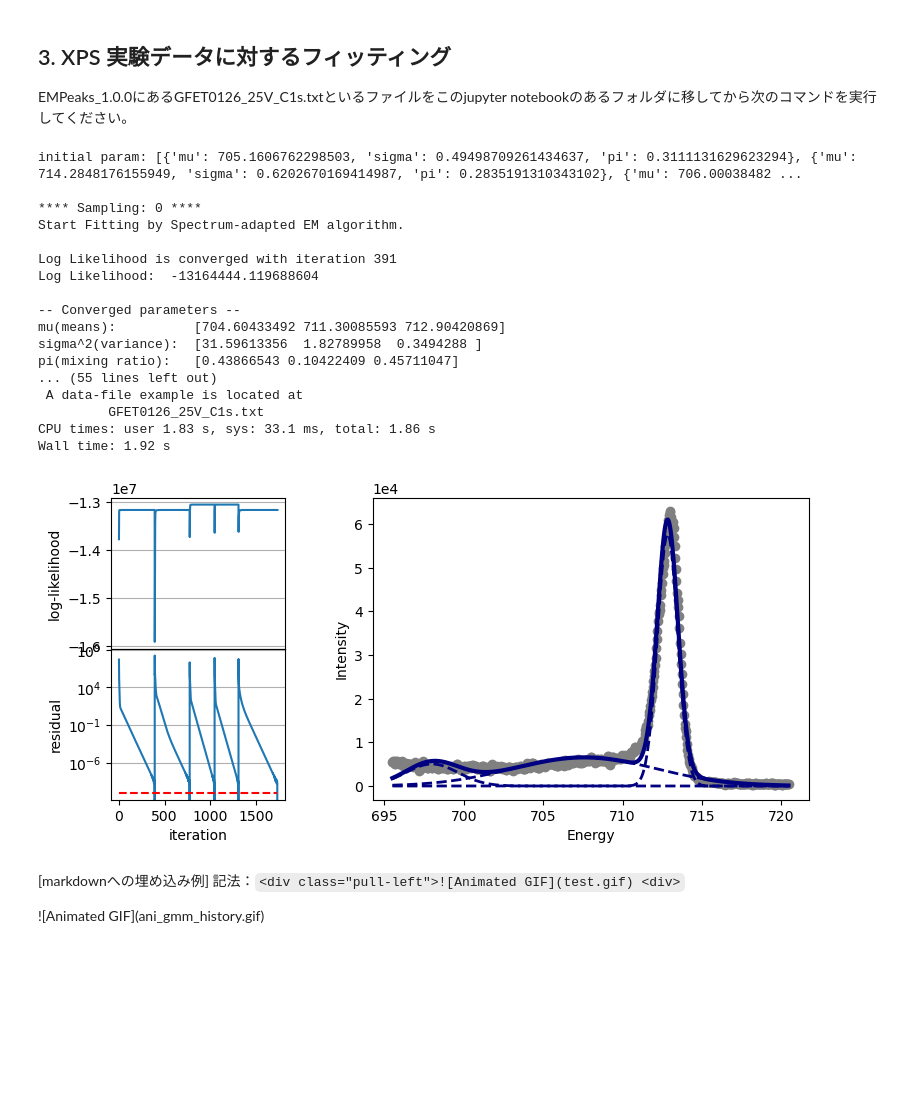
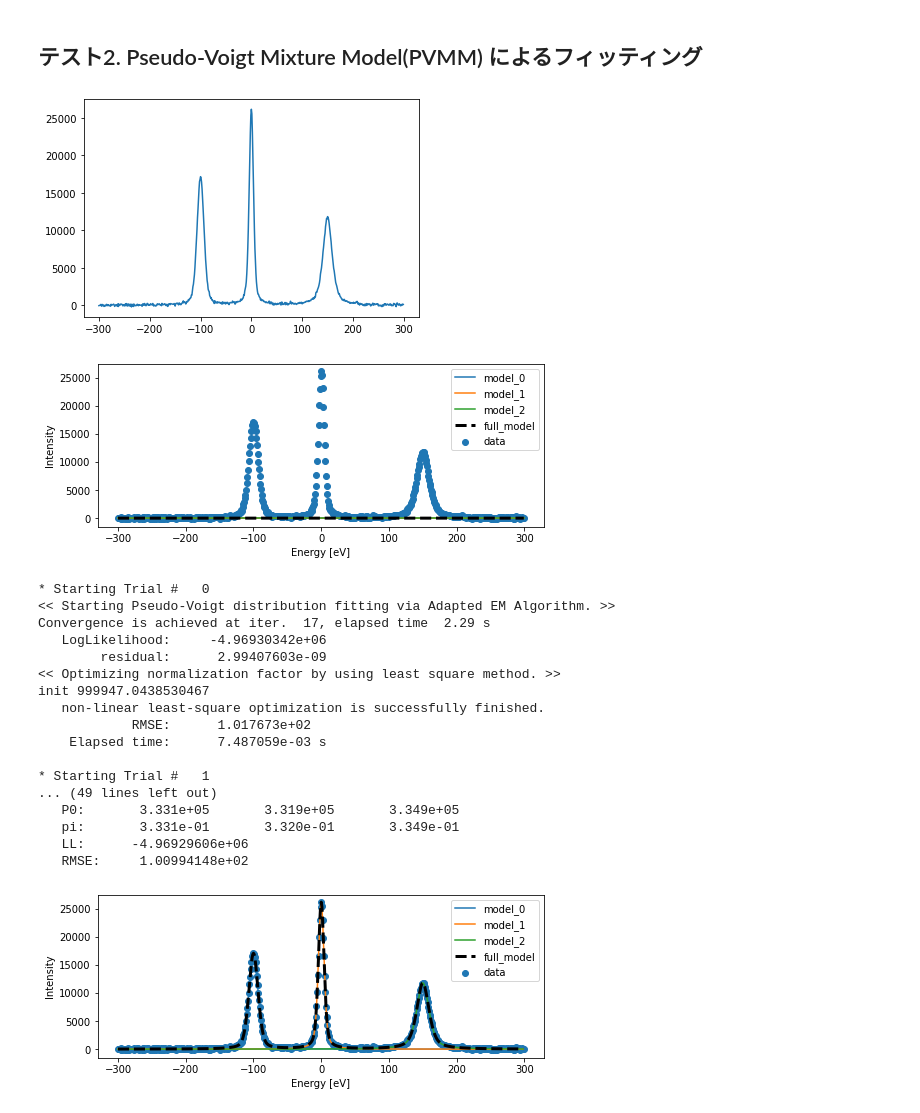
Before and after one commit to yasunobu-ando/EMPeaks, a Jupyter notebook: docs/EMPeaks_2.0.x_Tutorial.ipynb, the cells around one changed output. Drawn from its saved outputs; the diff is of its cells as text; code cells hidden in the pictures; blank space fills up the shorter version.

```diff
--- a/docs/EMPeaks_2.0.x_Tutorial.ipynb
+++ b/docs/EMPeaks_2.0.x_Tutorial.ipynb
@@ -108,29 +88,47 @@ Wall time: 844 ms
-# %% [markdown]
-## 3. XPS 実験データに対するフィッティング
-EMPeaks_1.0.0にあるGFET0126_25V_C1s.txtといるファイルをこのjupyter notebookのあるフォルダに移してから次のコマンドを実行してください。
-# %%
-fpath = 'GFET0126_25V_C1s.txt'
-%time test.test_exp_data(file=fpath, sampling=5)
-# %% [output]
-initial param: [{'mu': 705.1606762298503, 'sigma': 0.49498709261434637, 'pi': 0.3111131629623294}, {'mu': 714.2848176155949, 'sigma': 0.6202670169414987, 'pi': 0.2835191310343102}, {'mu': 706.00038482 ...
-
-**** Sampling: 0 ****
-Start Fitting by Spectrum-adapted EM algorithm.
-
-Log Likelihood is converged with iteration 391
-Log Likelihood:  -13164444.119688604
-
--- Converged parameters --
-mu(means):          [704.60433492 711.30085593 712.90420869]
-sigma^2(variance):  [31.59613356  1.82789958  0.3494288 ]
-pi(mixing ratio):   [0.43866543 0.10422409 0.45711047]
-... (55 lines left out)
- A data-file example is located at
-         GFET0126_25V_C1s.txt
-CPU times: user 1.83 s, sys: 33.1 ms, total: 1.86 s
-Wall time: 1.92 s
-[figure, removed]
-# %% [markdown]
-[markdownへの埋め込み例]
-記法：`<div class="pull-left">![Animated GIF](test.gif) <div>`
-<div class="pull-left">![Animated GIF](ani_gmm_history.gif) <div>
+# %% [markdown]
+## テスト2. Pseudo-Voigt Mixture Model(PVMM) によるフィッティング
+# %%
+%matplotlib inline
+from EMPeaks import PseudoVoigtMixture
+import numpy as np
+import matplotlib.pyplot as plt
+#フィットするためのデータを生成します
+pvmm_data = PseudoVoigtMixture.PseudoVoigtMixtureModel(K=3)
+pvmm_data.model[0].x0 =-100
+pvmm_data.model[1].x0 = 150
+pvmm_data.model[2].x0 = 0
+
+#データと初期パラメータのモデルをプロットします
+N = 1.0e+6
+x = np.arange(-300, 300)
+y = N * (pvmm_data.predict(x) + np.random.randn(len(x)) * 1.e-4)
+plt.plot(x,y)
+pvmm = PseudoVoigtMixture.PseudoVoigtMixtureModel(K=3)
+pvmm.N_tot = sum(y)
+pvmm.plot(x,y)
+
+#5回の初期パラメータサンプリングのあとに得られた最適なモデルをプロットします。
+pvmm.sampling(x,y,trial=5, r_eps=1e-8)
+#pvmm.fit(x, y, r_eps=5e-8)
+pvmm.plot(x,y)
+# %% [output]
+[figure, added]
+[figure, added]
+* Starting Trial #   0
+<< Starting Pseudo-Voigt distribution fitting via Adapted EM Algorithm. >>
+Convergence is achieved at iter.  17, elapsed time  2.29 s
+   LogLikelihood:     -4.96930342e+06
+        residual:      2.99407603e-09
+<< Optimizing normalization factor by using least square method. >>
+init 999947.0438530467
+   non-linear least-square optimization is successfully finished.
+            RMSE:      1.017673e+02
+    Elapsed time:      7.487059e-03 s
+
+* Starting Trial #   1
+... (49 lines left out)
+   P0:       3.331e+05       3.319e+05       3.349e+05
+   pi:       3.331e-01       3.320e-01       3.349e-01
+   LL:      -4.96929606e+06
+   RMSE:     1.00994148e+02
+[figure, added]
```
Also changed, not shown: parts of 7 cells of this notebook, 8 other files.
